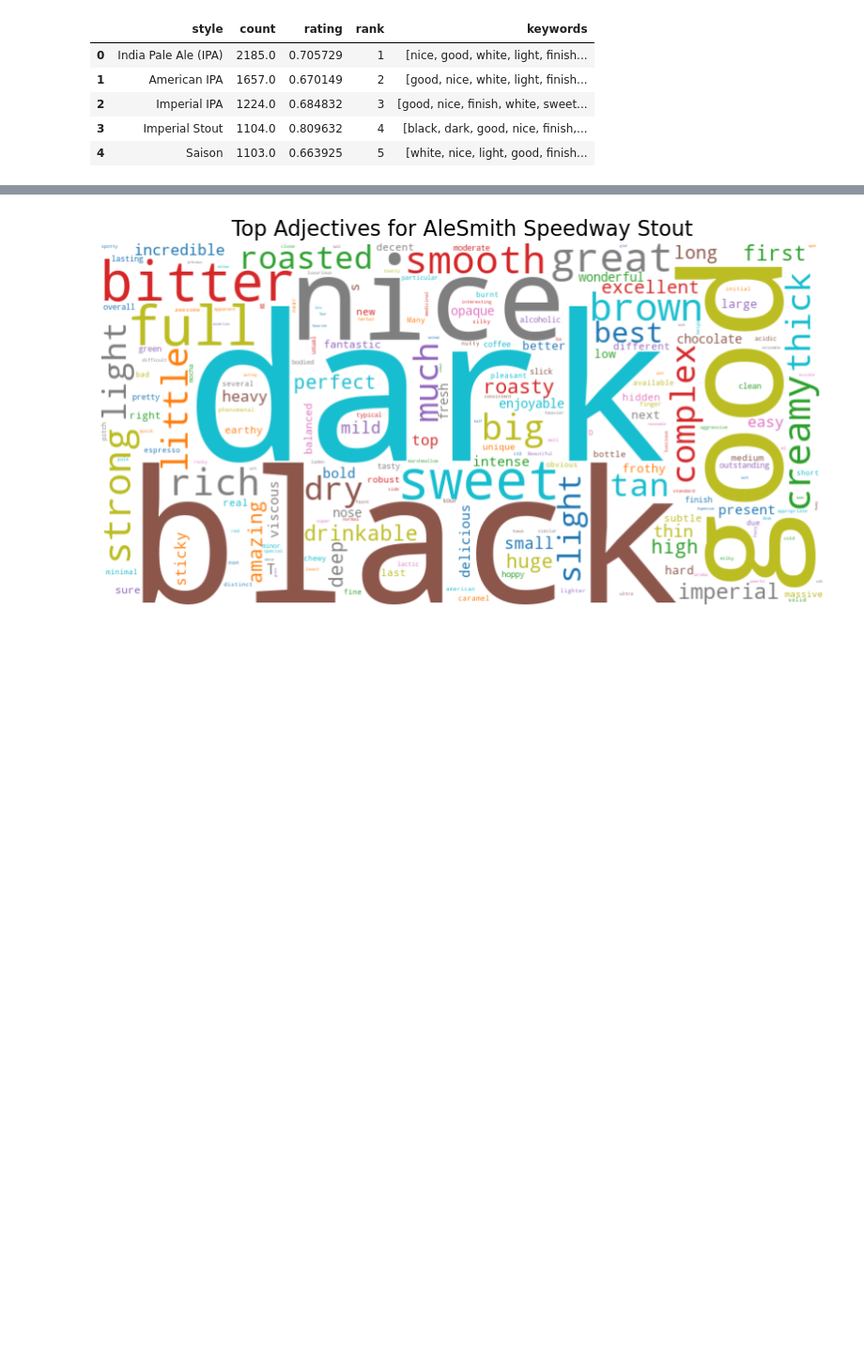
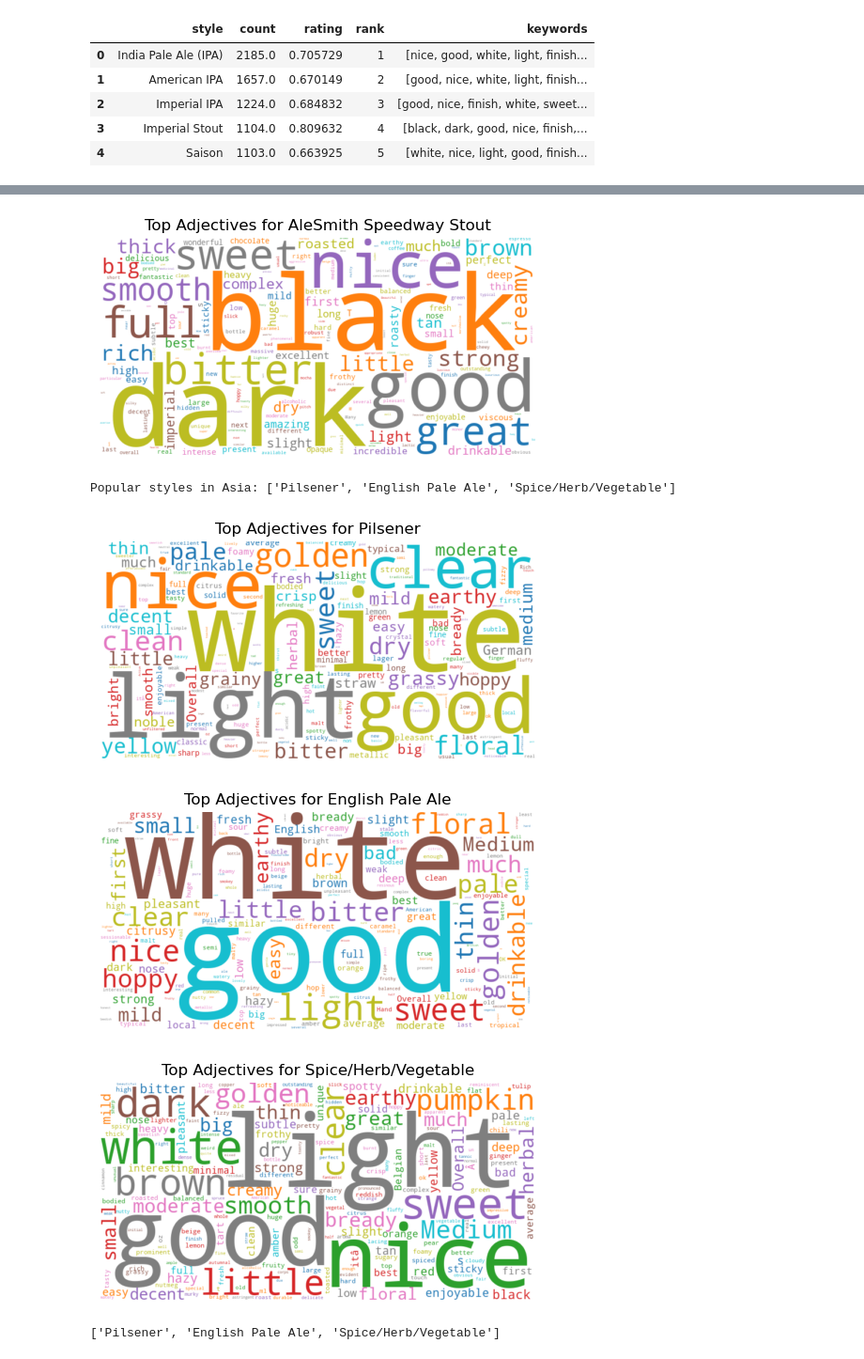
Before and after one commit to epfl-ada/ada-2023-project-badanalysist, a Jupyter notebook: preprocessing.ipynb, the cells around one changed output, grey strips where cells are left out. Shown at 94% size. Drawn from its saved outputs; the diff is of its cells as text; code cells hidden in the pictures; blank space fills up the shorter version.

Commit message:
update recommendation function

```diff
--- a/preprocessing.ipynb
+++ b/preprocessing.ipynb
@@ -1218,4 +1213,50 @@ vis_adj_cloud_style('American IPA')
 # %%
-vis_adj_cloud_beer_name('AleSmith Speedway Stout')
+vis_adj_cloud('beer_name','AleSmith Speedway Stout')
 # %% [output]
-[figure, old version]
+[figure, new version]
+# %%
+# basic recommendation function
+def recommendation(method, category, query):
+    if method == "region":
+        if category == "style":
+            styles = regional_analysis[regional_analysis["region"] == query]["popular_styles"].tolist()
+            print(f"Popular styles in {query}:", styles)
+            for style in styles:
+                vis_adj_cloud('style',style)
+            return styles
+        elif category == "beer_name":
+            beers = regional_analysis[regional_analysis["region"] == query]["popular_beers"].tolist()
+            print(f"Popular beers in {query}:", beers)
+            for beer in beers:
+                vis_adj_cloud('beer_name',beer)
+            return beers
+        else:
+            raise ValueError("Invalid catogory. Please use 'style' or 'beer_name'.")
+    elif method == "keyword":
+        if category == "style":
+            # return top 3 styles with the keyword
+            styles = reviews_per_style[reviews_per_style["keywords"].apply(lambda x: isinstance(x, list) and query in x)]["style"].tolist()
+            styles = styles[:3]
+            print(f"Popular styles with {query}:", styles)
+            for style in styles:
+                vis_adj_cloud('style',style)
+            return styles
+        elif category == "beer_name":
+            beers = reviews_per_beer[reviews_per_beer["keywords"].apply(lambda x: isinstance(x, list) and query in x)]["beer_name"].tolist()
+            top_3_beers = beers[:3]
+            print(f"Top 3 popular beers with {query}:", top_3_beers)
+            for beer in top_3_beers:
+                vis_adj_cloud('beer_name', beer)
+            return top_3_beers
+        else:
+            raise ValueError("Invalid catogory. Please use 'style' or 'beer_name'.")
+    else:
+        raise ValueError("Invalid method. Currently only support to use 'region' or 'keyword'.")
+# %%
+recommendation("region", "style", "Asia")
+# %% [output]
+Popular styles in Asia: ['Pilsener', 'English Pale Ale', 'Spice/Herb/Vegetable']
+[figure, added]
+[figure, added]
+[figure, added]
+['Pilsener', 'English Pale Ale', 'Spice/Herb/Vegetable']
```
Also changed, not shown: parts of 4 cells of this notebook, 1 other file.
